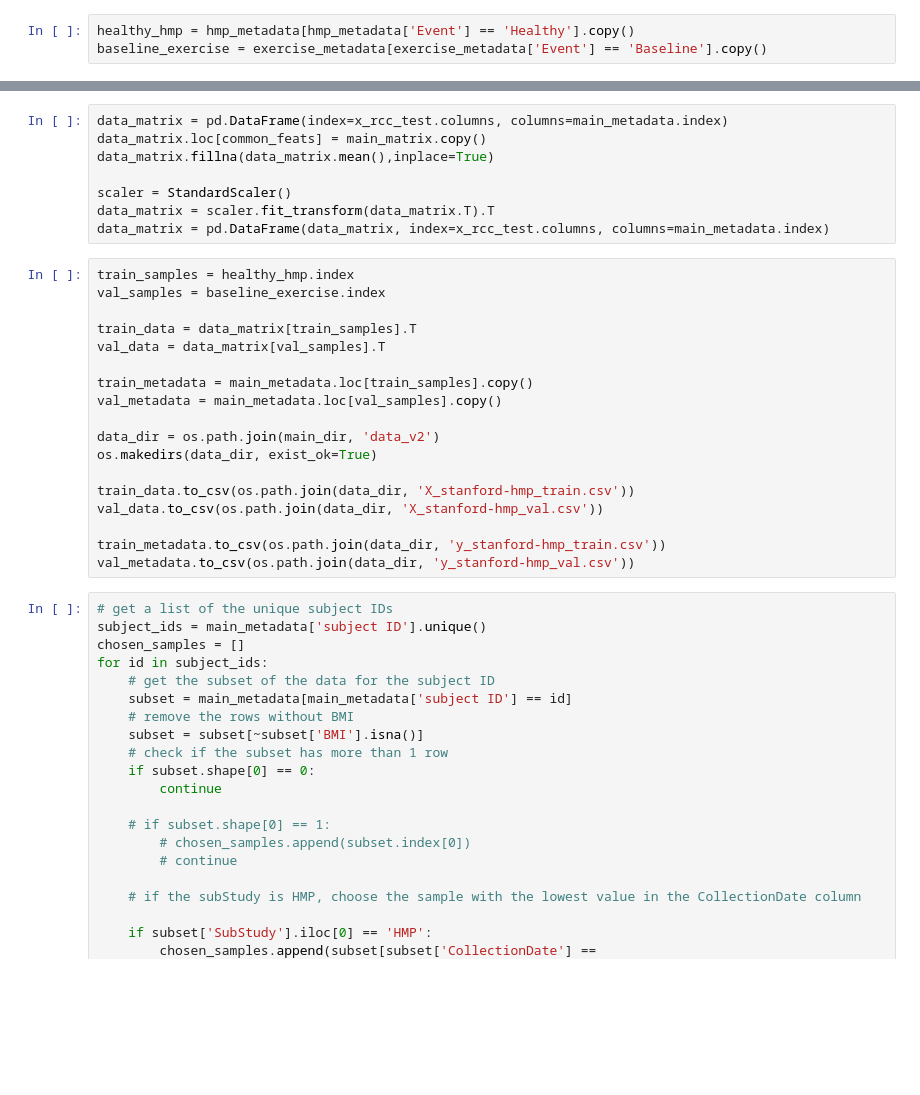
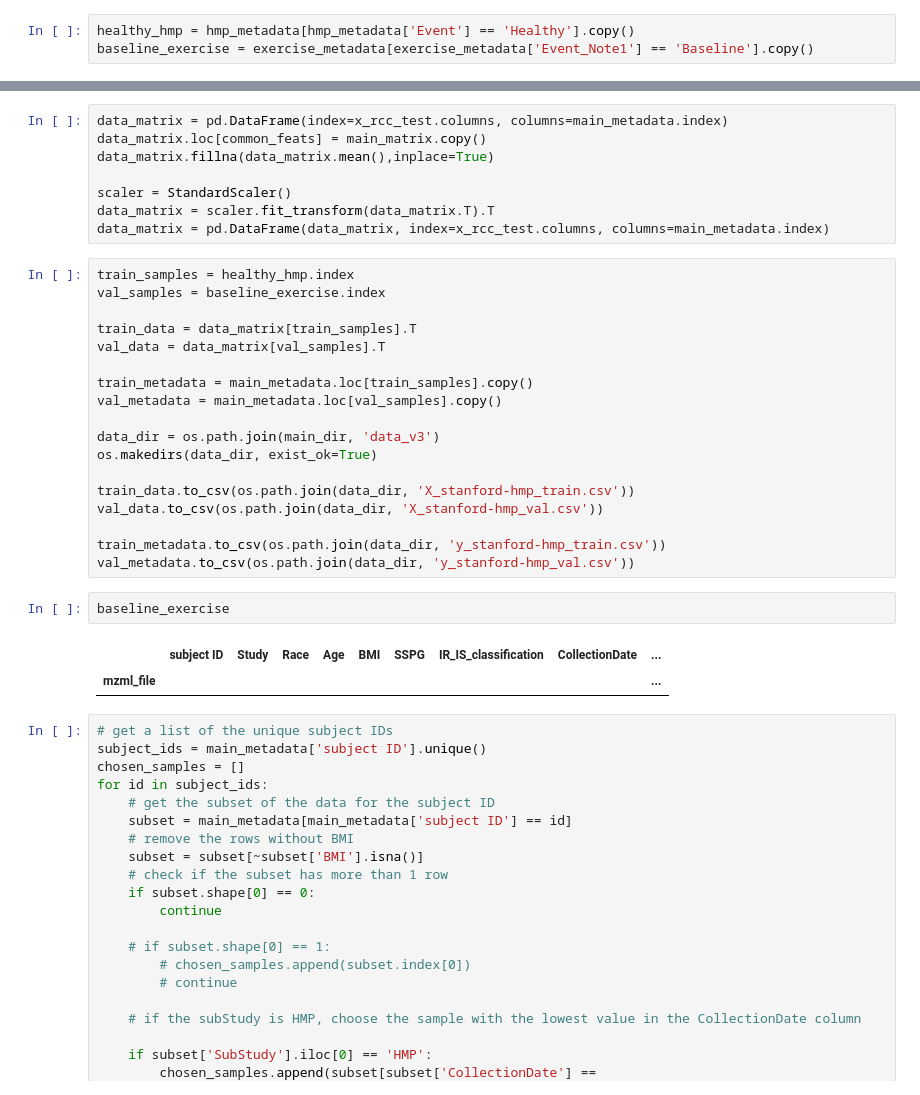
Before and after one commit to ReviveMed/mzEmbed, a Jupyter notebook: ml/stanford_exercise_may28.ipynb, the cells around one changed output, grey strips where cells are left out. Drawn from its saved outputs; the diff is of its cells as text; blank space fills up the shorter version.

```diff
--- a/ml/stanford_exercise_may28.ipynb
+++ b/ml/stanford_exercise_may28.ipynb
@@ -119,7 +119,7 @@ hmp_metadata = main_metadata[main_metadata['SubStudy'] == 'HMP'].copy()
 exercise_metadata = main_metadata[main_metadata['SubStudy'] == 'Exercise'].copy()
 # %%
 healthy_hmp = hmp_metadata[hmp_metadata['Event'] == 'Healthy'].copy()
-baseline_exercise = exercise_metadata[exercise_metadata['Event'] == 'Baseline'].copy()
+baseline_exercise = exercise_metadata[exercise_metadata['Event_Note1'] == 'Baseline'].copy()
 # %%
 healthy_hmp.shape
 # %% [output]
@@ -224,7 +224,7 @@ val_data = data_matrix[val_samples].T
 train_metadata = main_metadata.loc[train_samples].copy()
 val_metadata = main_metadata.loc[val_samples].copy()
 
-data_dir = os.path.join(main_dir, 'data_v2')
+data_dir = os.path.join(main_dir, 'data_v3')
 os.makedirs(data_dir, exist_ok=True)
 
 train_data.to_csv(os.path.join(data_dir, 'X_stanford-hmp_train.csv'))
@@ -232,6 +232,11 @@ val_data.to_csv(os.path.join(data_dir, 'X_stanford-hmp_val.csv'))
 
 train_metadata.to_csv(os.path.join(data_dir, 'y_stanford-hmp_train.csv'))
 val_metadata.to_csv(os.path.join(data_dir, 'y_stanford-hmp_val.csv'))
+# %%
+baseline_exercise
+# %% [output]
+|  | subject ID | Study | Race | Age | BMI | SSPG | IR_IS_classification | CollectionDate | ... |
+| mzml_file |  |  |  |  |  |  |  |  | ... |
 # %%
 # get a list of the unique subject IDs
 subject_ids = main_metadata['subject ID'].unique()
```
Also changed, not shown: parts of 2 cells of this notebook, 1 other file.
